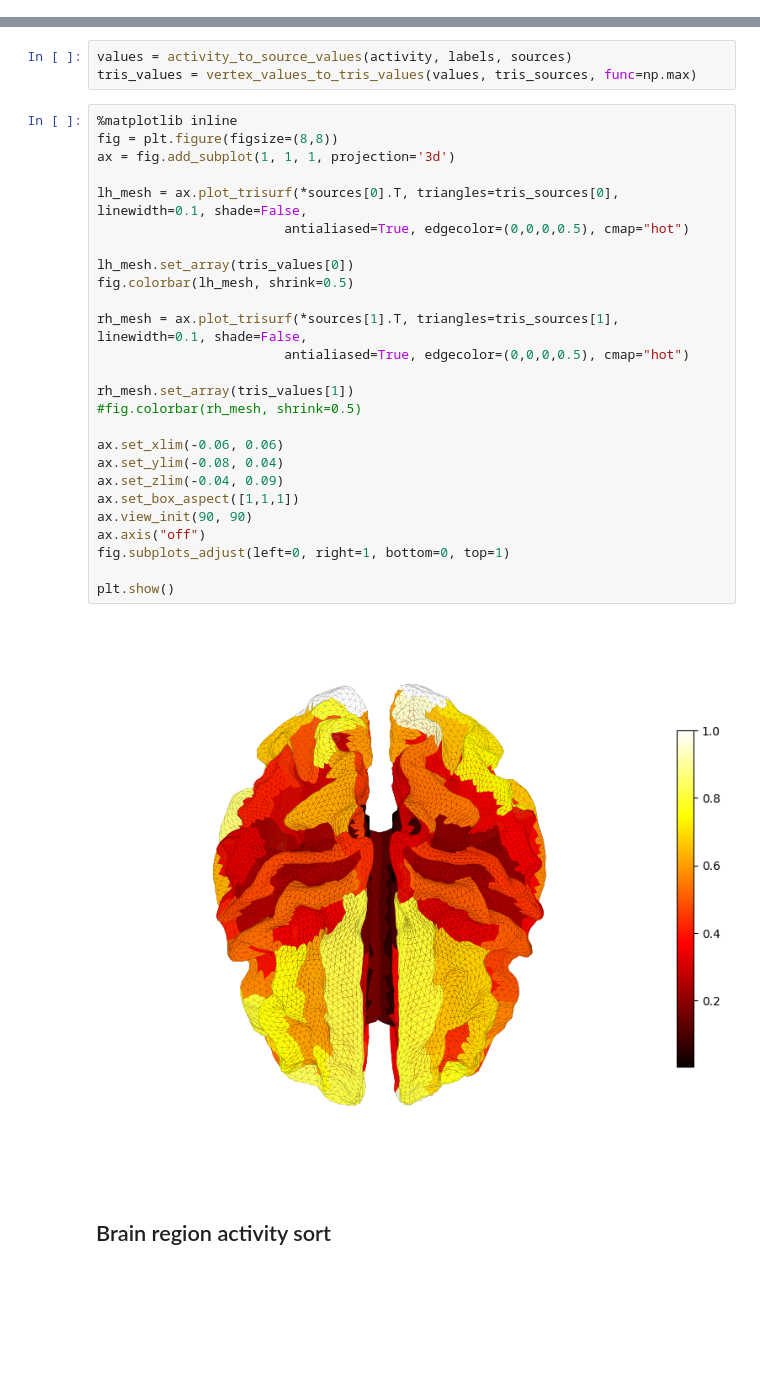
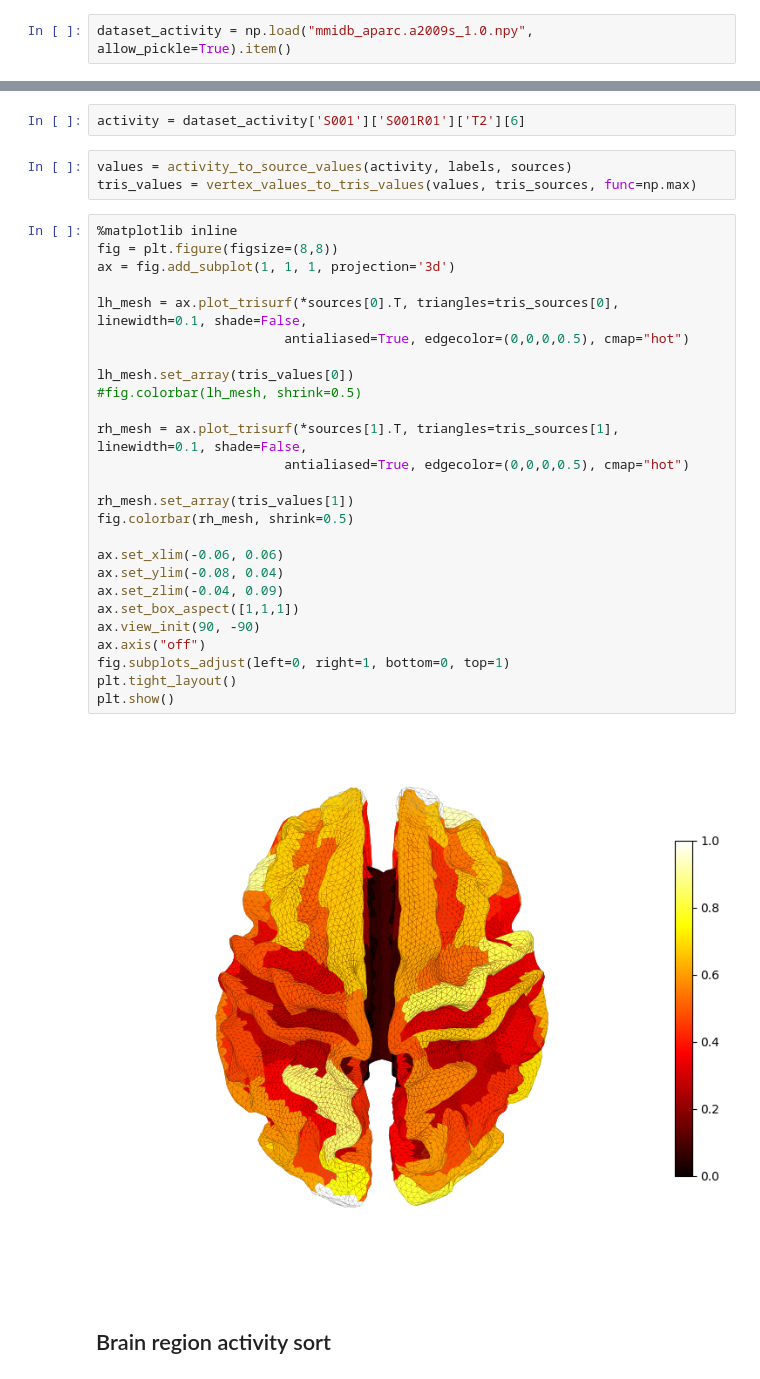
Before and after one commit to gjoelbye/TCAV-BENDR, a Jupyter notebook: notebooks/development.ipynb, the cells around one changed output, grey strips where cells are left out. Drawn from its saved outputs; the diff is of its cells as text; blank space fills up the shorter version.

```diff
--- a/notebooks/development.ipynb
+++ b/notebooks/development.ipynb
@@ -103,38 +68,42 @@ AttributeError: 'list' object has no attribute 'flatten'
+# %%
+dataset_activity = np.load("mmidb_aparc.a2009s_1.0.npy", allow_pickle=True).item()
 # %%
 window = annotation_dict['T1'][7]
 stc = compute_inverse(window)
 activity = get_power_per_label(stc, labels, standardize=True)
+# %%
+activity = dataset_activity['S001']['S001R01']['T2'][6]
 # %%
 values = activity_to_source_values(activity, labels, sources)
 tris_values = vertex_values_to_tris_values(values, tris_sources, func=np.max)
 # %%
 %matplotlib inline
 fig = plt.figure(figsize=(8,8))
 ax = fig.add_subplot(1, 1, 1, projection='3d')
 
 lh_mesh = ax.plot_trisurf(*sources[0].T, triangles=tris_sources[0], linewidth=0.1, shade=False,
                         antialiased=True, edgecolor=(0,0,0,0.5), cmap="hot")
 
 lh_mesh.set_array(tris_values[0])
-fig.colorbar(lh_mesh, shrink=0.5)
+#fig.colorbar(lh_mesh, shrink=0.5)
 
 rh_mesh = ax.plot_trisurf(*sources[1].T, triangles=tris_sources[1], linewidth=0.1, shade=False,
                         antialiased=True, edgecolor=(0,0,0,0.5), cmap="hot")
 
 rh_mesh.set_array(tris_values[1])
-#fig.colorbar(rh_mesh, shrink=0.5)
+fig.colorbar(rh_mesh, shrink=0.5)
 
 ax.set_xlim(-0.06, 0.06)
 ax.set_ylim(-0.08, 0.04)
 ax.set_zlim(-0.04, 0.09)
 ax.set_box_aspect([1,1,1])
-ax.view_init(90, 90)
+ax.view_init(90, -90)
 ax.axis("off")
 fig.subplots_adjust(left=0, right=1, bottom=0, top=1)
-
+plt.tight_layout()
 plt.show()
 # %% [output]
-[figure, old version]
+[figure, new version]
 # %% [markdown]
 ## Brain region activity sort
 # %%
```
Also changed, not shown: parts of 5 cells of this notebook, 1 other file.
